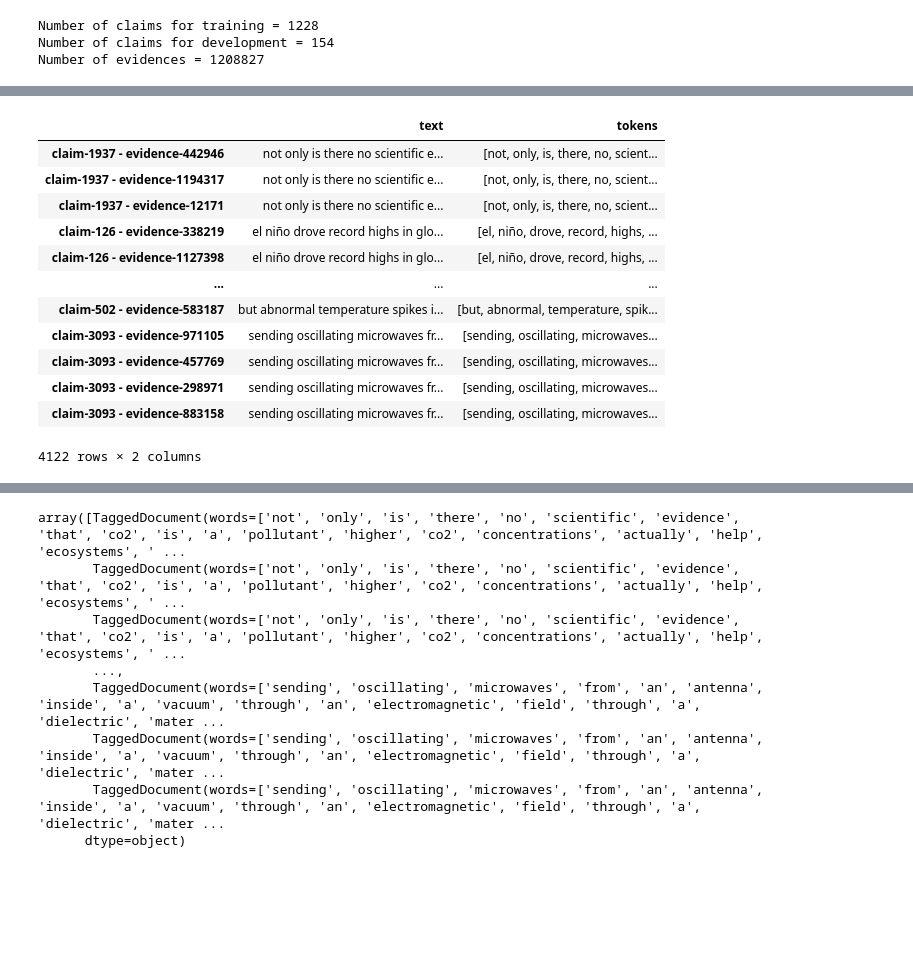
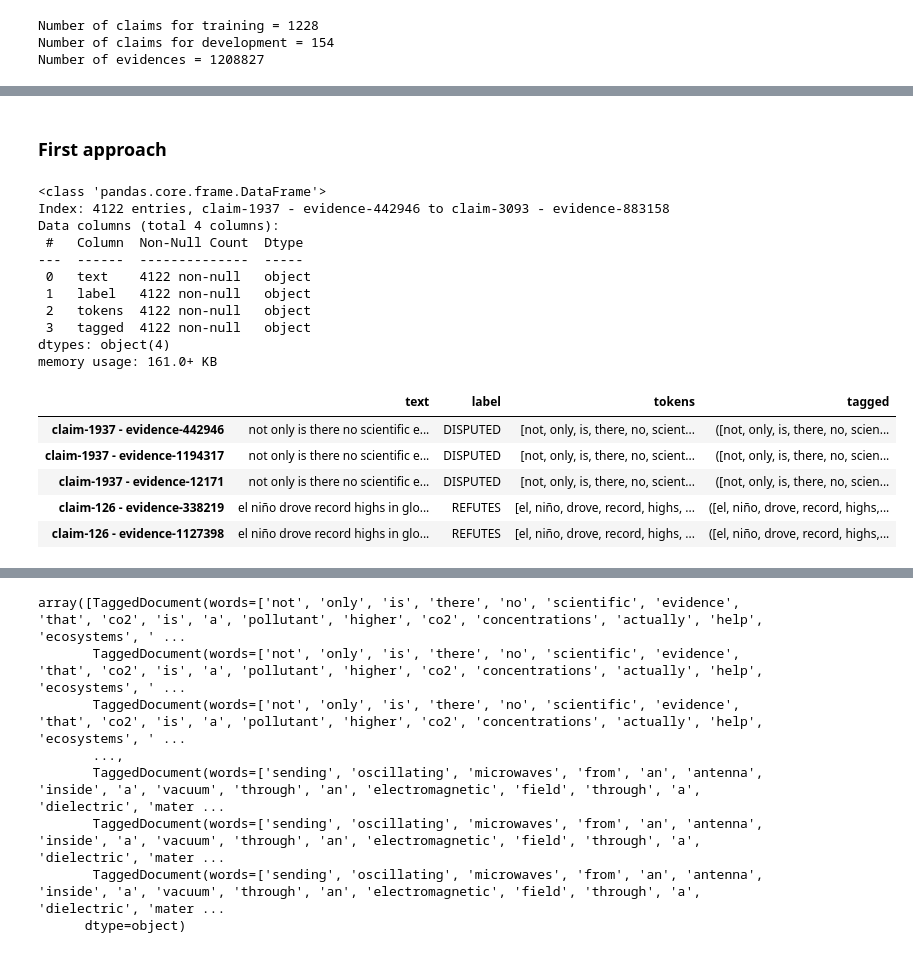
Before and after one commit to Guticar94/COMP90042-NLP-Project-Sentence-Similarity, a Jupyter notebook: Models/Doc2Vec_v2.ipynb, the cells around one changed output, grey strips where cells are left out. Cells and saved outputs as stored; diff of their text form; code cells hidden in the pictures; blank space fills up the shorter version.

```diff
--- a/Models/Doc2Vec_v2.ipynb
+++ b/Models/Doc2Vec_v2.ipynb
@@ -48,13 +61,19 @@ Number of evidences = 1208827
+# %%
+# Collect all texts from claims
+corpus = {}
+
+for id, claim in claims.items():
+    # Create pairs claim + evidence
+    for evidence in claim['evidences']:
+        text = claim['claim_text'] + " " + evidences[evidence]
+        corpus[id + ' - ' + evidence] = (str.strip(text),claim['claim_label'])
+# %% [markdown]
+### First approach
 # %%
+# Train the model in claims and evidences
 # Collect all texts from claims
-corpus = {}
-
-for id, claim in claims.items():
+#corpus = {}
+#for id, claim in claims.items():
 #    corpus[id] = str.strip(claim['claim_text'])  # Add claim text
-
-    for evidence in claim['evidences']:
-        text = claim['claim_text'] + " " + evidences[evidence]
-        corpus[id + ' - ' + evidence] = str.strip(text)
-
 #for id, evidence in evidences.items():
 #    corpus[id] = str.strip(evidence) # Add evidence text
@@ -70,6 +81,31 @@ for id, claim in claims.items():
 def tokenize_text(df, column):
     df['tokens'] = df[column].apply(lambda x: [token for token in word_tokenize(x) if token.isalnum()])
     return df
+# %%
+def process_row(row, index):
+    return TaggedDocument(row['tokens'], tags=[row[index]])
 # %%
 # Convert the list of documents into a pandas DataFrame
-df = pd.DataFrame.from_dict(corpus, orient='index', columns=['text'])
+df = pd.DataFrame.from_dict(corpus, orient='index', columns=['text','label'])
+df = tokenize_text(df,'text')
+df['tagged'] = df.apply(lambda row: process_row(row, 'label'), axis=1)
+df.info()
+df.head()
+# %% [output]
+<class 'pandas.core.frame.DataFrame'>
+Index: 4122 entries, claim-1937 - evidence-442946 to claim-3093 - evidence-883158
+Data columns (total 4 columns):
+ #   Column  Non-Null Count  Dtype
+---  ------  --------------  -----
+ 0   text    4122 non-null   object
+ 1   label   4122 non-null   object
+ 2   tokens  4122 non-null   object
+ 3   tagged  4122 non-null   object
+dtypes: object(4)
+memory usage: 161.0+ KB
+|  | text | label | tokens | tagged |
+| claim-1937 - evidence-442946 | not only is there no scientific e... | DISPUTED | [not, only, is, there, no, scient... | ([not, only, is, there, no, scien... |
+| claim-1937 - evidence-1194317 | not only is there no scientific e... | DISPUTED | [not, only, is, there, no, scient... | ([not, only, is, there, no, scien... |
+| claim-1937 - evidence-12171 | not only is there no scientific e... | DISPUTED | [not, only, is, there, no, scient... | ([not, only, is, there, no, scien... |
+| claim-126 - evidence-338219 | el niño drove record highs in glo... | REFUTES | [el, niño, drove, record, highs, ... | ([el, niño, drove, record, highs,... |
+| claim-126 - evidence-1127398 | el niño drove record highs in glo... | REFUTES | [el, niño, drove, record, highs, ... | ([el, niño, drove, record, highs,... |
@@ -78,17 +111,0 @@ df
-# %%
-df = tokenize_text(df,'text')
-df
-# %% [output]
-|  | text | tokens |
-| claim-1937 - evidence-442946 | not only is there no scientific e... | [not, only, is, there, no, scient... |
-| claim-1937 - evidence-1194317 | not only is there no scientific e... | [not, only, is, there, no, scient... |
-| claim-1937 - evidence-12171 | not only is there no scientific e... | [not, only, is, there, no, scient... |
-| claim-126 - evidence-338219 | el niño drove record highs in glo... | [el, niño, drove, record, highs, ... |
-| claim-126 - evidence-1127398 | el niño drove record highs in glo... | [el, niño, drove, record, highs, ... |
-| ... | ... | ... |
-| claim-502 - evidence-583187 | but abnormal temperature spikes i... | [but, abnormal, temperature, spik... |
-| claim-3093 - evidence-971105 | sending oscillating microwaves fr... | [sending, oscillating, microwaves... |
-| claim-3093 - evidence-457769 | sending oscillating microwaves fr... | [sending, oscillating, microwaves... |
-| claim-3093 - evidence-298971 | sending oscillating microwaves fr... | [sending, oscillating, microwaves... |
-| claim-3093 - evidence-883158 | sending oscillating microwaves fr... | [sending, oscillating, microwaves... |
-4122 rows × 2 columns
```
Also changed, not shown: parts of 58 cells of this notebook, 2 other files.
